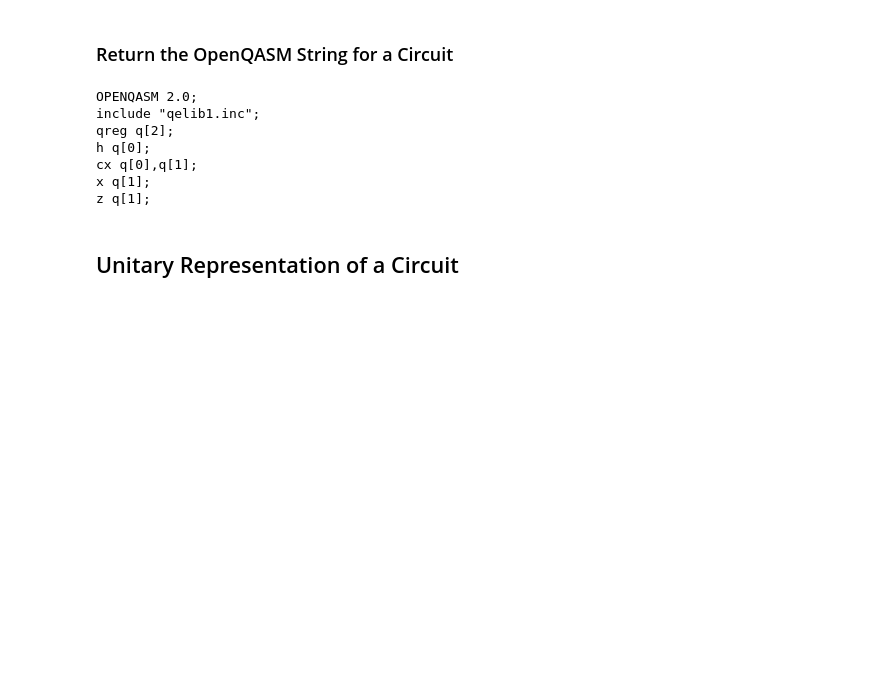
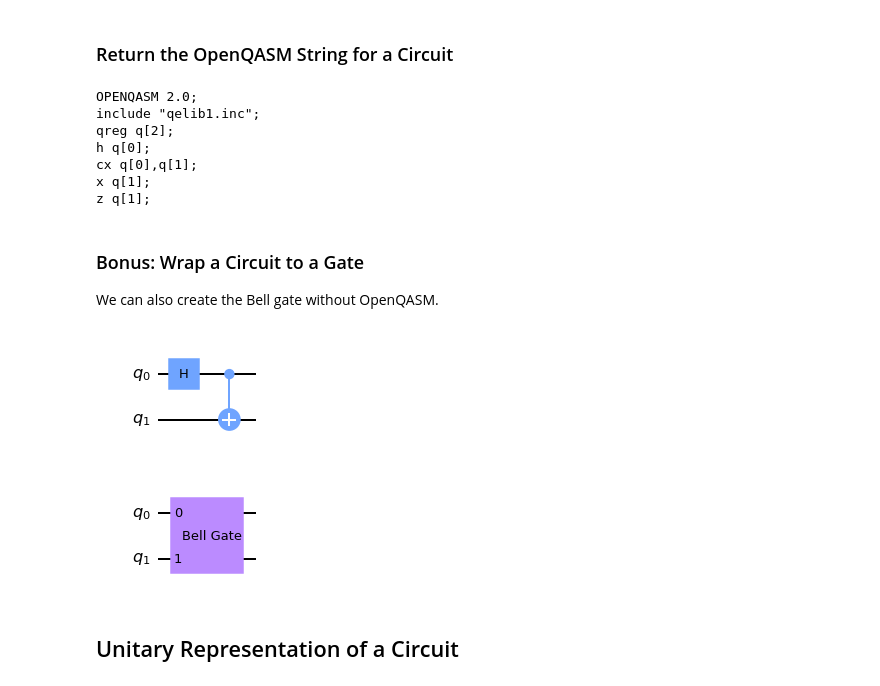
Before and after one commit to quantum-kittens/quantum-computing-basics, a Jupyter notebook: Qiskit_Reference_Guides/Playing_with_Quantum_Circuits_in_Qiskit.ipynb, the cells around one changed output. Saved outputs shown, nothing was run; the diff lists cells and outputs as text; code cells hidden in the pictures; blank space fills up the shorter version.

```diff
--- a/Qiskit_Reference_Guides/Playing_with_Quantum_Circuits_in_Qiskit.ipynb
+++ b/Qiskit_Reference_Guides/Playing_with_Quantum_Circuits_in_Qiskit.ipynb
@@ -235,6 +235,27 @@ h q[0];
 cx q[0],q[1];
 x q[1];
 z q[1];
+# %% [markdown]
+### Bonus: Wrap a Circuit to a Gate
+
+We can also create the Bell gate without OpenQASM.
+# %%
+qc_bell_init = QuantumCircuit(2)
+qc_bell_init.h(0)
+qc_bell_init.cx(0,1)
+
+display(qc_bell_init.draw('mpl'))
+
+bell_gate = qc_bell_init.to_gate()
+bell_gate.name ='Bell Gate'
+
+qc_bell_gate = QuantumCircuit(2)
+qc_bell_gate.append(bell_gate, [0,1])
+
+display(qc_bell_gate.draw('mpl'))
+# %% [output]
+[figure, added]
+[figure, added]
 # %% [markdown]
 ## Unitary Representation of a Circuit
 # %% [markdown]
```
